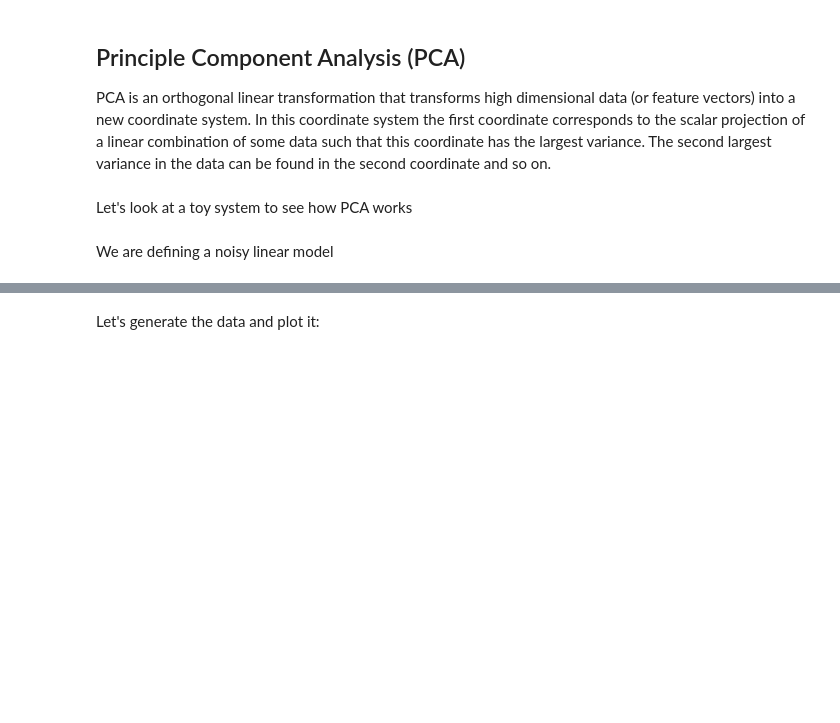
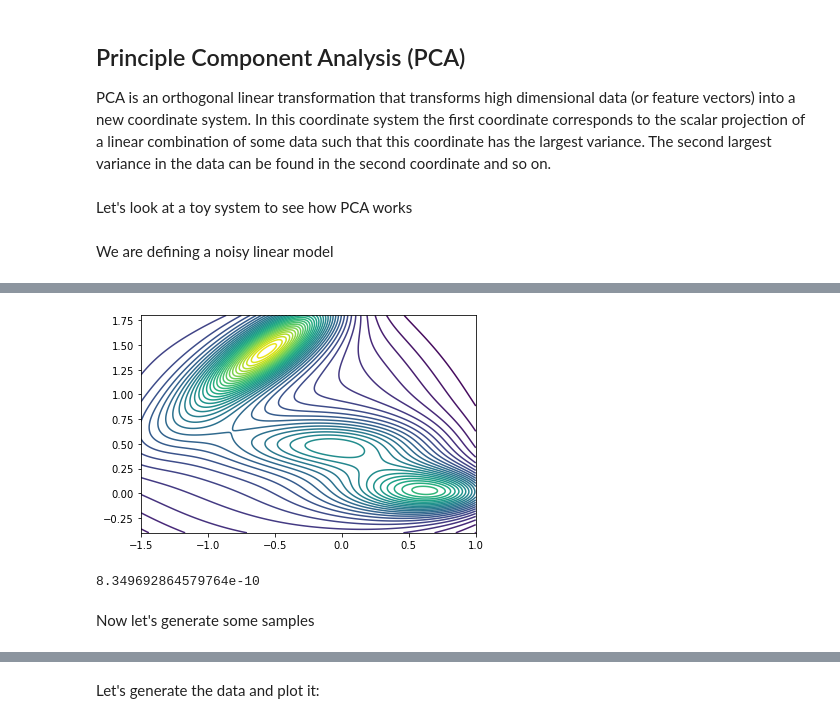
Before and after one commit to MDAnalysis/WorkshopMDMLEdinburgh2022, a Jupyter notebook: ML/ML_DR_02.ipynb, the cells around one changed output, grey strips where cells are left out. Drawn from its saved outputs; the diff is of its cells as text; code cells hidden in the pictures; blank space fills up the shorter version.

```diff
--- a/ML/ML_DR_02.ipynb
+++ b/ML/ML_DR_02.ipynb
@@ -117,0 +167,21 @@ def f(x, a, b, sigma):
+# %%
+Z = 0
+for i in range(len(potential)):
+    for j in range(len(potential[i])):
+        Z+=np.exp(-1/100*potential[i][j])
+# %%
+P = np.zeros((200,200))
+# %%
+for i in range(len(P)):
+    for j in range(len(P[i])):
+        P[i][j] = np.exp(-1/100*potential[i][j])/Z
+# %%
+plt.contour(X, Y, P, 40);
+# %% [output]
+[figure, added]
+# %%
+np.min(P)
+# %% [output]
+8.349692864579764e-10
+# %% [markdown]
+Now let's generate some samples
```
Also changed, not shown: parts of 12 cells of this notebook.
